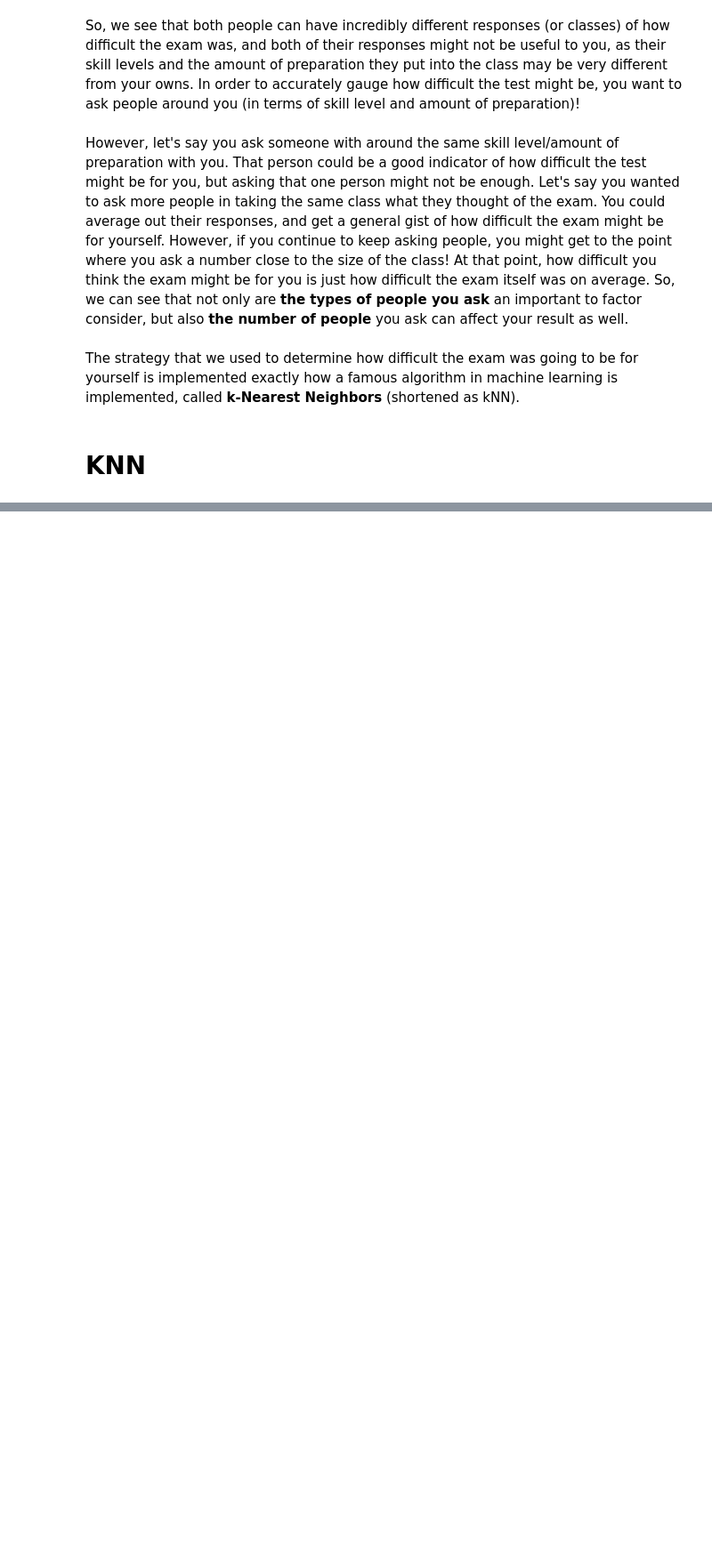
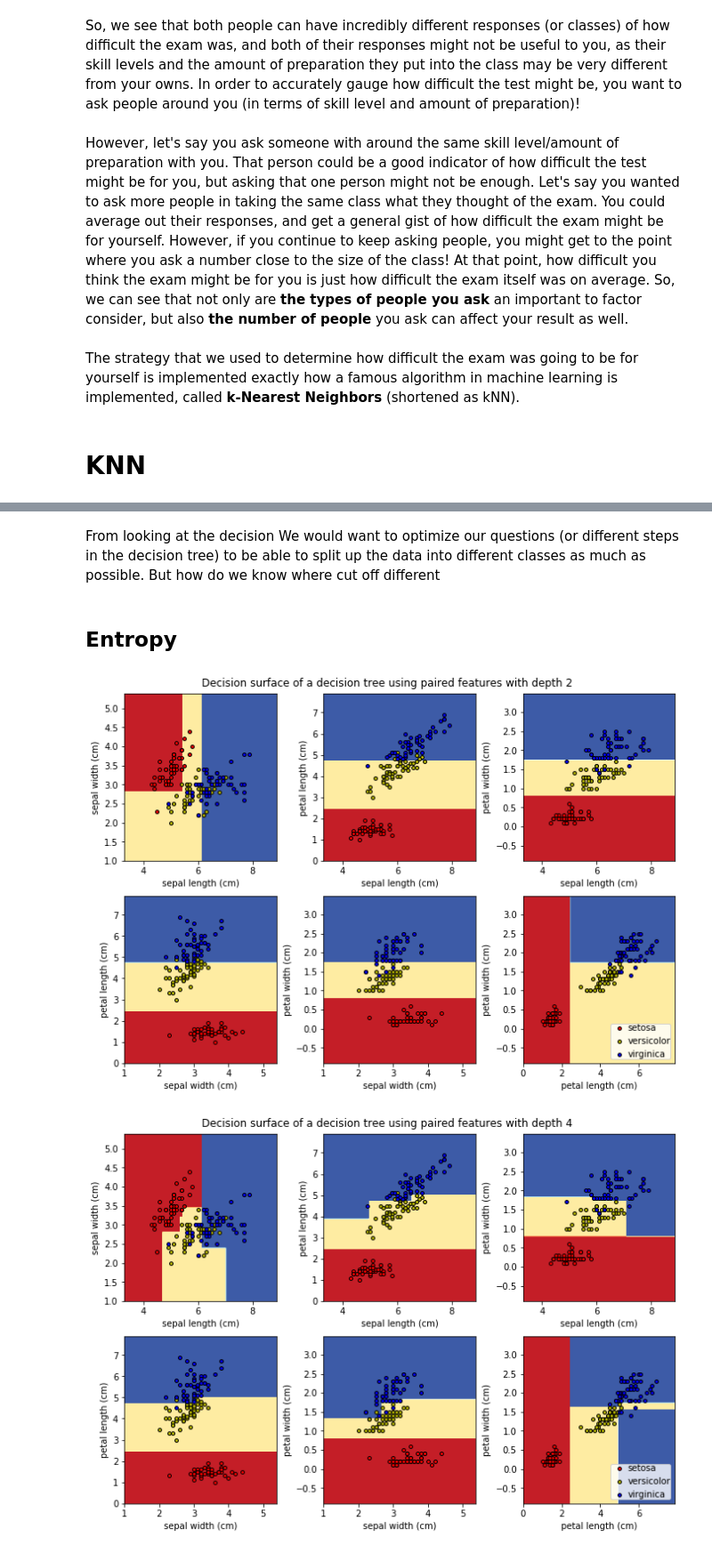
Before and after one commit to claalmve/susa-lecture-9, a Jupyter notebook: KNN-Decision-Trees-Random-Forests.ipynb, the cells around one changed output, grey strips where cells are left out. Shown: that part at 89% size. Cells and saved outputs as stored; diff of their text form; code cells hidden in the pictures; blank space fills up the shorter version.

```diff
--- a/KNN-Decision-Trees-Random-Forests.ipynb
+++ b/KNN-Decision-Trees-Random-Forests.ipynb
@@ -45,0 +66,4 @@ The strategy that we used to determine how difficult the exam was going to be fo
+# %% [markdown]
+From looking at the decision We would want to optimize our questions (or different steps in the decision tree) to be able to split up the data into different classes as much as possible. But how do we know where cut off different
+# %% [markdown]
+## Entropy
@@ -45,0 +72,10 @@ The strategy that we used to determine how difficult the exam was going to be fo
+# %%
+# Max Depth 2
+plotPairwiseDecisionTrees(2)
+# Max Depth 4
+plotPairwiseDecisionTrees(4)
+# No Math Depth
+plotPairwiseDecisionTrees()
+# %% [output]
+[figure, added]
+[figure, added]
```
Also changed, not shown: parts of 10 cells of this notebook, 3 other files.
